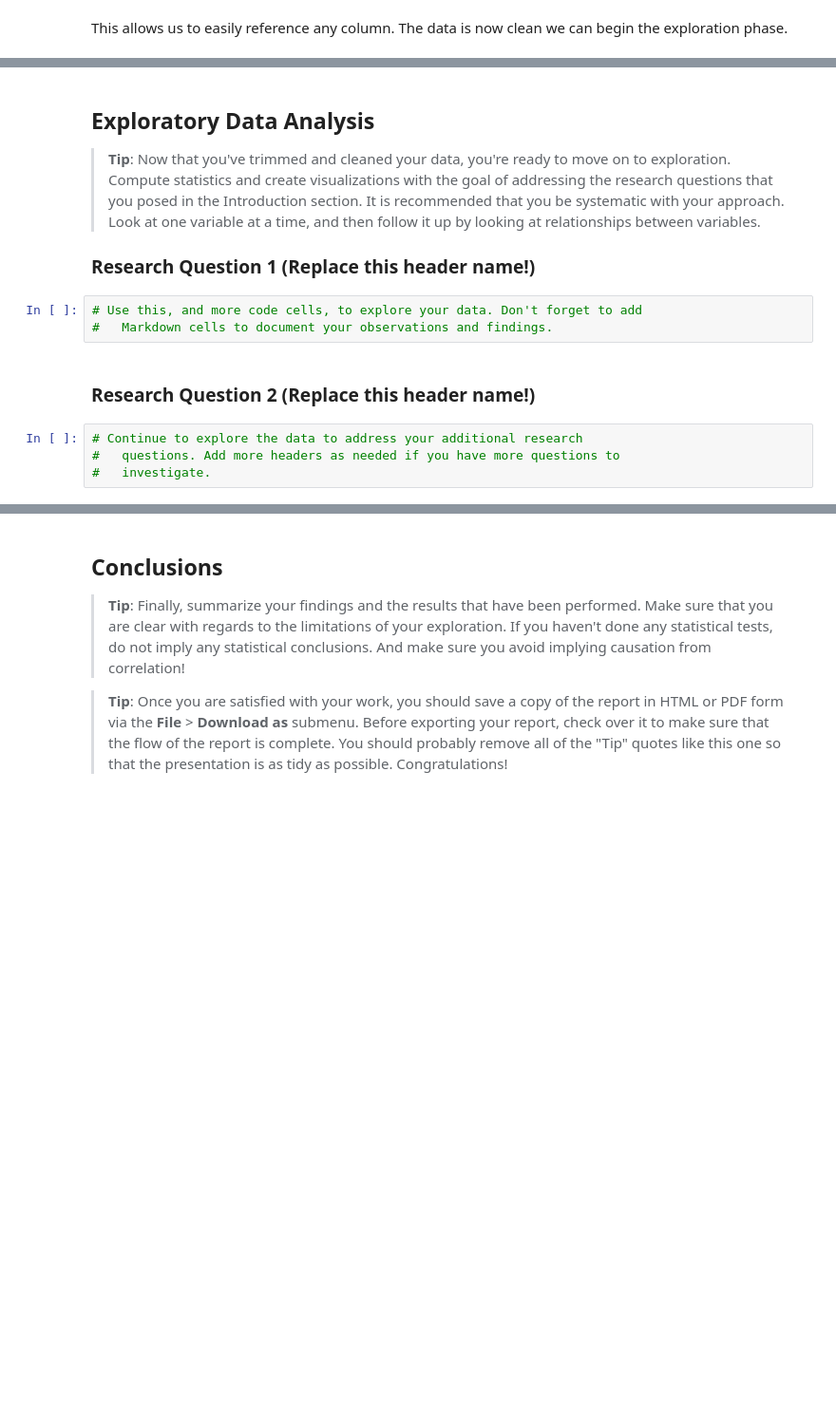
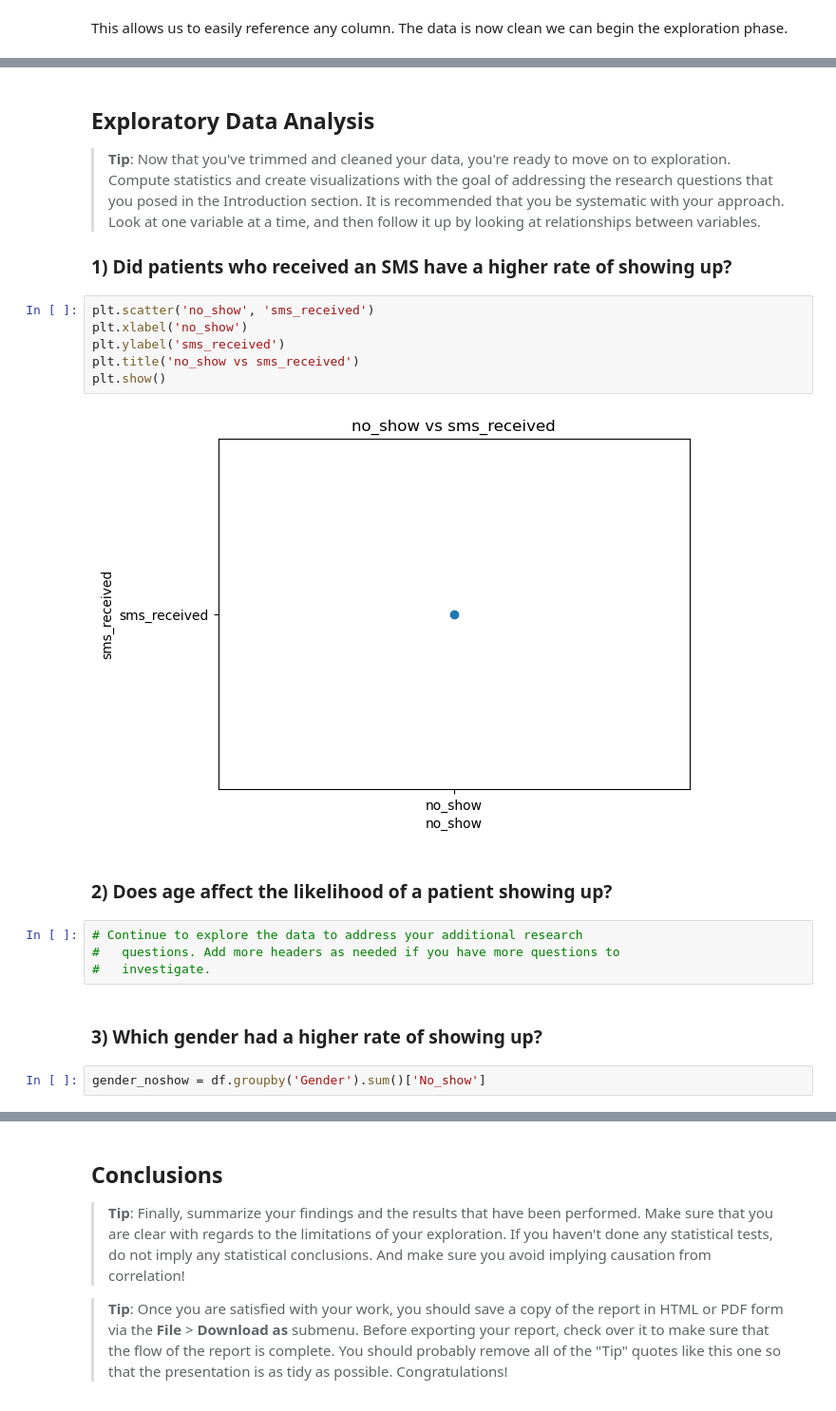
Before and after one commit to kyalo-vibes/Appointments-Data-Analysis, a Jupyter notebook: appointment_project.ipynb, the cells around one changed output, grey strips where cells are left out. Shown at 95% size. Cells and saved outputs as stored; diff of their text form; blank space fills up the shorter version.

Commit message:
Third question answered

```diff
--- a/appointment_project.ipynb
+++ b/appointment_project.ipynb
@@ -239,13 +256,22 @@ This allows us to easily reference any column. The data is now clean we can begi
 
 > **Tip**: Now that you've trimmed and cleaned your data, you're ready to move on to exploration. Compute statistics and create visualizations with the goal of addressing the research questions that you posed in the Introduction section. It is recommended that you be systematic with your approach. Look at one variable at a time, and then follow it up by looking at relationships between variables.
 
-### Research Question 1 (Replace this header name!)
+### 1) Did patients who received an SMS have a higher rate of showing up?
-# %%
-# Use this, and more code cells, to explore your data. Don't forget to add
-#   Markdown cells to document your observations and findings.
-# %% [markdown]
-### Research Question 2  (Replace this header name!)
+# %%
+plt.scatter('no_show', 'sms_received')
+plt.xlabel('no_show')
+plt.ylabel('sms_received')
+plt.title('no_show vs sms_received')
+plt.show()
+# %% [output]
+[figure, added]
+# %% [markdown]
+### 2) Does age affect the likelihood of a patient showing up?
 # %%
 # Continue to explore the data to address your additional research
 #   questions. Add more headers as needed if you have more questions to
 #   investigate.
+# %% [markdown]
+### 3) Which gender had a higher rate of showing up?
+# %%
+gender_noshow = df.groupby('Gender').sum()['No_show']
```
Also changed, not shown: parts of 11 cells of this notebook, 1 other file.
